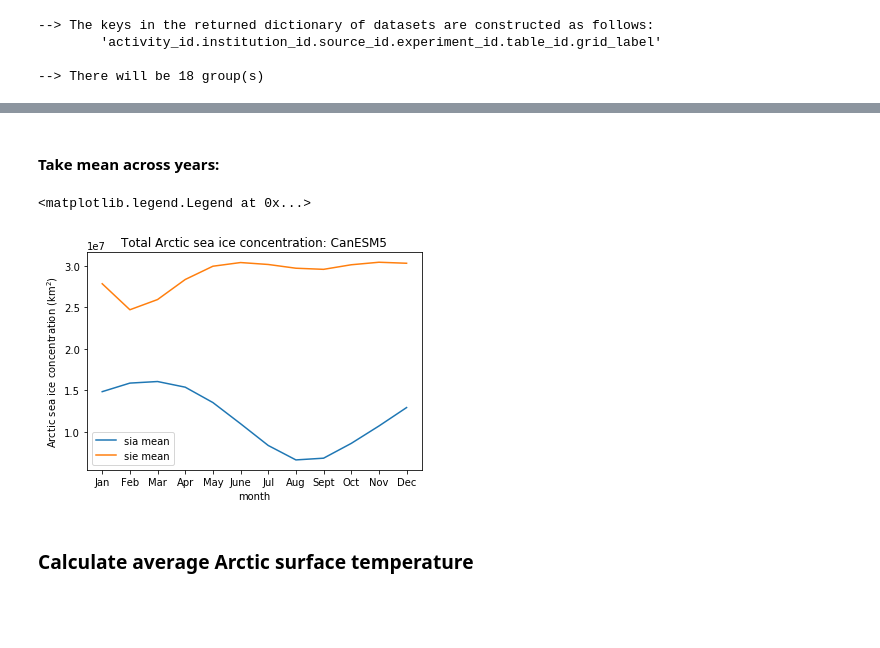
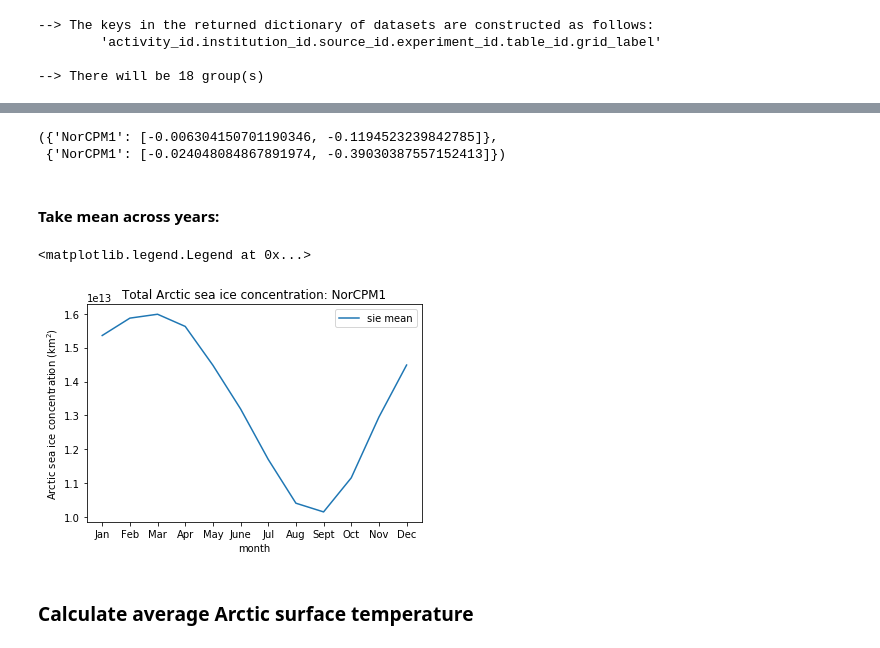
Before and after one commit to smithmadisonm/cmip6-seaice-temp-sensitivity, a Jupyter notebook: notebooks/combined_notebook.ipynb, the cells around one changed output, grey strips where cells are left out. Cells and saved outputs as stored; diff of their text form; code cells hidden in the pictures; blank space fills up the shorter version.

```diff
--- a/notebooks/combined_notebook.ipynb
+++ b/notebooks/combined_notebook.ipynb
@@ -106,25 +183,59 @@ ts_Arctic_extent.plot()
+# %%
+slopes_plot = np.zeros((2,len(slopes_all.keys())))
+
+for im, m in enumerate(slopes_all.keys()):
+    slopes_plot[0,im] = slopes_all[m][0]
+    slopes_plot[1,im] = slopes_all[m][1]
+
+fig = plt.figure(figsize=(10,6))
+plt.pcolormesh(slopes_plot, cmap='Reds_r')
+plt.xticks([0.5,1.5,2.5,3.5],list(slopes_all.keys()),fontsize=14)
+plt.yticks([0.5,1.5],['March','September'],fontsize=14)
+plt.title('Slope: mean Arctic temperature vs. total Arctic sea ice extent', fontsize=18)
+plt.colorbar(label='Slope ((10$^{6}$ km$^{2}$)/K)')
+# %% [output]
+({'NorCPM1': [-0.006304150701190346, -0.1194523239842785]},
+ {'NorCPM1': [-0.024048084867891974, -0.39030387557152413]})
+# %%
+r_plot = np.zeros((2,len(r_all.keys())))
+
+for im, m in enumerate(r_all.keys()):
+    r_plot[0,im] = r_all[m][0]*r_all[m][0]
+    r_plot[1,im] = r_all[m][1]*r_all[m][1]
+
+fig = plt.figure(figsize=(10,6))
+plt.pcolormesh(r_plot, cmap='Reds')
+plt.xticks([0.5,1.5,2.5,3.5],list(slopes_all.keys()),fontsize=14)
+plt.yticks([0.5,1.5],['March','September'],fontsize=14)
+plt.title('R$^{2}$: mean Arctic temperature vs. total Arctic sea ice extent', fontsize=18)
+plt.colorbar(label='R$^{2}$')
+# %%
+for m in models_intersect:
+    slopes_all[m], r_all[m] = scatter_tas_SIE_linreg(tas_dict[m]['tas_arc_mean'].isel(member_id=0),
+                                                      si_dict[m]['sie_tot_arc'].isel(member_id=0),
+                                                      [2,8],False,m)
 # %% [markdown]
 #### Take mean across years:
 # %%
 month_lab = ['Jan','Feb','Mar','Apr','May','June','Jul','Aug','Sept','Oct','Nov','Dec']
 # %%
-si_mon = si_dict[m]['si_area_tot_arc']
-si_mon_mn = si_mon.groupby('time.month').mean('time').isel(member_id=0)
-si_mon_std = si_mon.groupby('time.month').std().isel(member_id=0)
+# si_mon = si_dict[m]['si_area_tot_arc']
+# si_mon_mn = si_mon.groupby('time.month').mean('time').isel(member_id=0)
+# si_mon_std = si_mon.groupby('time.month').std().isel(member_id=0)
 
-sie_mon = si_dict[m]['si_extent_tot_nh']
+sie_mon = si_dict[m]['sie_tot_arc']
 sie_mon_mn = sie_mon.groupby('time.month').mean('time').isel(member_id=0)
 # %%
-si_mon_mn.plot(label='sia mean')
+#si_mon_mn.plot(label='sia mean')
 sie_mon_mn.plot(label='sie mean')
 #plt.fill_between(si_mon_mn.month,si_mon_mn-2*si_mon_std,si_mon_mn+2*si_mon_std,alpha=0.3)
 plt.xticks(np.arange(1,13,1), month_lab)
 plt.ylabel('Arctic sea ice concentration (km$^{2}$)')
 plt.title('Total Arctic sea ice concentration: '+m)
 plt.legend()
 # %% [output]
 <matplotlib.legend.Legend at 0x...>
-[figure, old version]
+[figure, new version]
 # %% [markdown]
 ### Calculate average Arctic surface temperature
 # %%
```
Also changed, not shown: parts of 25 cells of this notebook, 1 other file.
